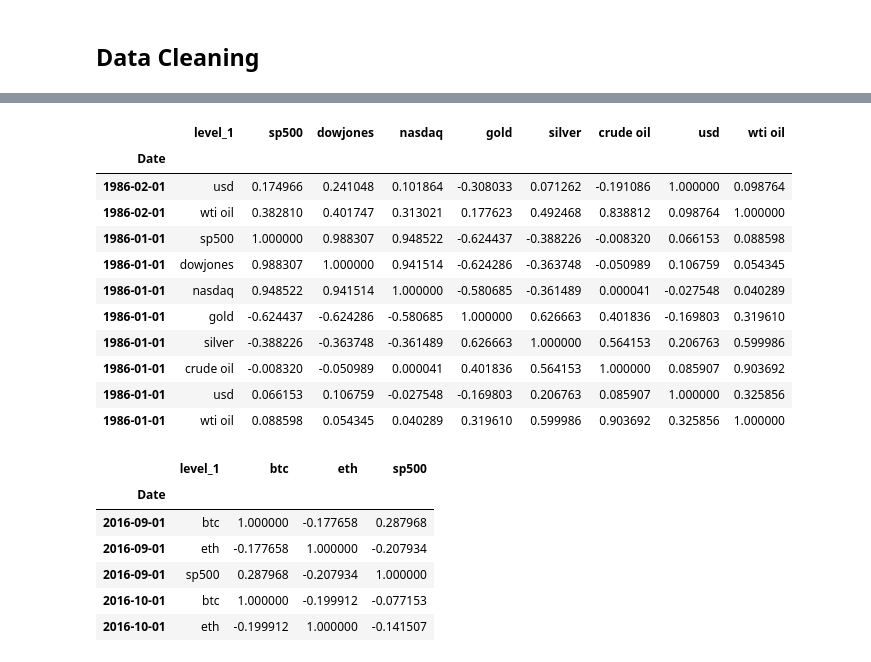
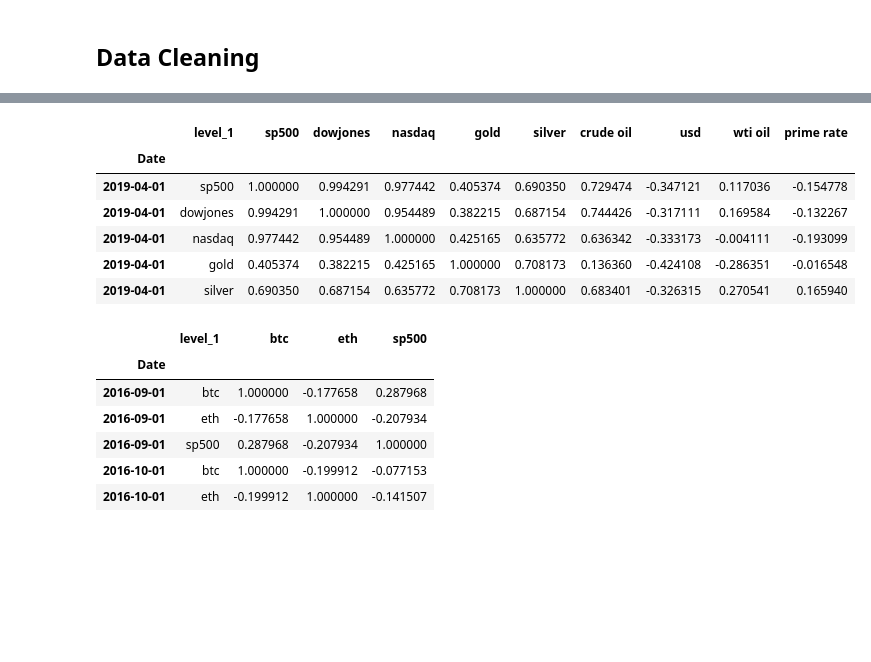
Before and after one commit to lfarlima/Monte-Carlo-Simulation, a Jupyter notebook: Project-01/Project1_master.ipynb, the cells around one changed output, grey strips where cells are left out. Drawn from its saved outputs; the diff is of its cells as text; code cells hidden in the pictures; blank space fills up the shorter version.

```diff
--- a/Project-01/Project1_master.ipynb
+++ b/Project-01/Project1_master.ipynb
@@ -38,7 +35,7 @@ ir_data = pd.read_csv("DATA SOURCES/Real_GDP_per_captia.csv",index_col='DATE', p
 # %%
 # set, pull and display data from YFinance
 dxy_df = yf.download('DX-Y.NYB',
-                       start='1980-01-01',
+                       start='1985-01-01',
                        end='2020-12-31',
                        progress=False,
                        index_col ='Date',
@@ -79,3 +76,5 @@ dxy_df.rename(columns={'Close':'usd'}, inplace= True)
 wti_df.rename(columns={'MCOILWTICO':'wti oil'}, inplace = True)
 real_gdp.rename(columns={"A939RX0Q048SBEA": "gdp"},inplace=True)
 ir_data.rename(columns={"A939RX0Q048SBEA": "interest rate"},inplace=True)
+inflation_data.rename(columns={"Inflation Rate":'prime rate'},inplace=True)
+hpi_data.rename(columns={'USSTHPI':"house price index"},inplace=True)
@@ -102,5 +100,6 @@ memory usage: 16.9+ KB
 df_commodities = df_commodities.apply(lambda x: x.str.replace(",",""))
 df_commodities = df_commodities.astype('float')
 df_commodities.info()
+inflation_data['prime rate'] = inflation_data['prime rate'].astype('float')
 # %% [output]
 <class 'pandas.core.frame.DataFrame'>
@@ -116,7 +116,7 @@ dtypes: float64(4)
 memory usage: 16.9 KB
 # %%
 # combine commodity df with oil datasets
-oil_commodities_sp500 = pd.concat([df_commodities,df_silver,df_crudeoil,dxy_df, wti_df], join='inner', axis="columns")
+oil_commodities_sp500 = pd.concat([df_commodities,df_silver,df_crudeoil,dxy_df, wti_df,inflation_data],  join='inner',axis="columns")
 oil_commodities_sp500.info()
 # %% [output]
 <class 'pandas.core.frame.DataFrame'>
@@ -208,20 +212,15 @@ prices_crudeoil = oil_commodities_sp500[["sp500","crude oil"]].hvplot.line(xlabe
 # %%
-df_rolling_corr = oil_commodities_return.rolling(window=12).corr().dropna()
-df_rolling_corr.reset_index(inplace=True)
-df_rolling_corr.rename(columns={"level_0":"Date"},inplace=True)
-df_rolling_corr.set_index("Date",inplace=True)
-df_rolling_corr.tail(10)
+rolling_corr = oil_commodities_return.rolling(window=12).corr().dropna()
+rolling_corr.reset_index(inplace=True)
+rolling_corr.rename(columns={"level_0":"Date"},inplace=True)
+rolling_corr.set_index("Date",inplace=True)
+rolling_corr.head()
 # %% [output]
-|  | level_1 | sp500 | dowjones | nasdaq | gold | silver | crude oil | usd | wti oil |
-| Date |  |  |  |  |  |  |  |  |  |
-| 1986-02-01 | usd | 0.174966 | 0.241048 | 0.101864 | -0.308033 | 0.071262 | -0.191086 | 1.000000 | 0.098764 |
-| 1986-02-01 | wti oil | 0.382810 | 0.401747 | 0.313021 | 0.177623 | 0.492468 | 0.838812 | 0.098764 | 1.000000 |
-| 1986-01-01 | sp500 | 1.000000 | 0.988307 | 0.948522 | -0.624437 | -0.388226 | -0.008320 | 0.066153 | 0.088598 |
-| 1986-01-01 | dowjones | 0.988307 | 1.000000 | 0.941514 | -0.624286 | -0.363748 | -0.050989 | 0.106759 | 0.054345 |
-| 1986-01-01 | nasdaq | 0.948522 | 0.941514 | 1.000000 | -0.580685 | -0.361489 | 0.000041 | -0.027548 | 0.040289 |
-| 1986-01-01 | gold | -0.624437 | -0.624286 | -0.580685 | 1.000000 | 0.626663 | 0.401836 | -0.169803 | 0.319610 |
-| 1986-01-01 | silver | -0.388226 | -0.363748 | -0.361489 | 0.626663 | 1.000000 | 0.564153 | 0.206763 | 0.599986 |
-| 1986-01-01 | crude oil | -0.008320 | -0.050989 | 0.000041 | 0.401836 | 0.564153 | 1.000000 | 0.085907 | 0.903692 |
-| 1986-01-01 | usd | 0.066153 | 0.106759 | -0.027548 | -0.169803 | 0.206763 | 0.085907 | 1.000000 | 0.325856 |
-| 1986-01-01 | wti oil | 0.088598 | 0.054345 | 0.040289 | 0.319610 | 0.599986 | 0.903692 | 0.325856 | 1.000000 |
+|  | level_1 | sp500 | dowjones | nasdaq | gold | silver | crude oil | usd | wti oil | prime rate |
+| Date |  |  |  |  |  |  |  |  |  |  |
+| 2019-04-01 | sp500 | 1.000000 | 0.994291 | 0.977442 | 0.405374 | 0.690350 | 0.729474 | -0.347121 | 0.117036 | -0.154778 |
+| 2019-04-01 | dowjones | 0.994291 | 1.000000 | 0.954489 | 0.382215 | 0.687154 | 0.744426 | -0.317111 | 0.169584 | -0.132267 |
+| 2019-04-01 | nasdaq | 0.977442 | 0.954489 | 1.000000 | 0.425165 | 0.635772 | 0.636342 | -0.333173 | -0.004111 | -0.193099 |
+| 2019-04-01 | gold | 0.405374 | 0.382215 | 0.425165 | 1.000000 | 0.708173 | 0.136360 | -0.424108 | -0.286351 | -0.016548 |
+| 2019-04-01 | silver | 0.690350 | 0.687154 | 0.635772 | 0.708173 | 1.000000 | 0.683401 | -0.326315 | 0.270541 | 0.165940 |
 # %%
```
Also changed, not shown: parts of 30 cells of this notebook, 25 other files.
